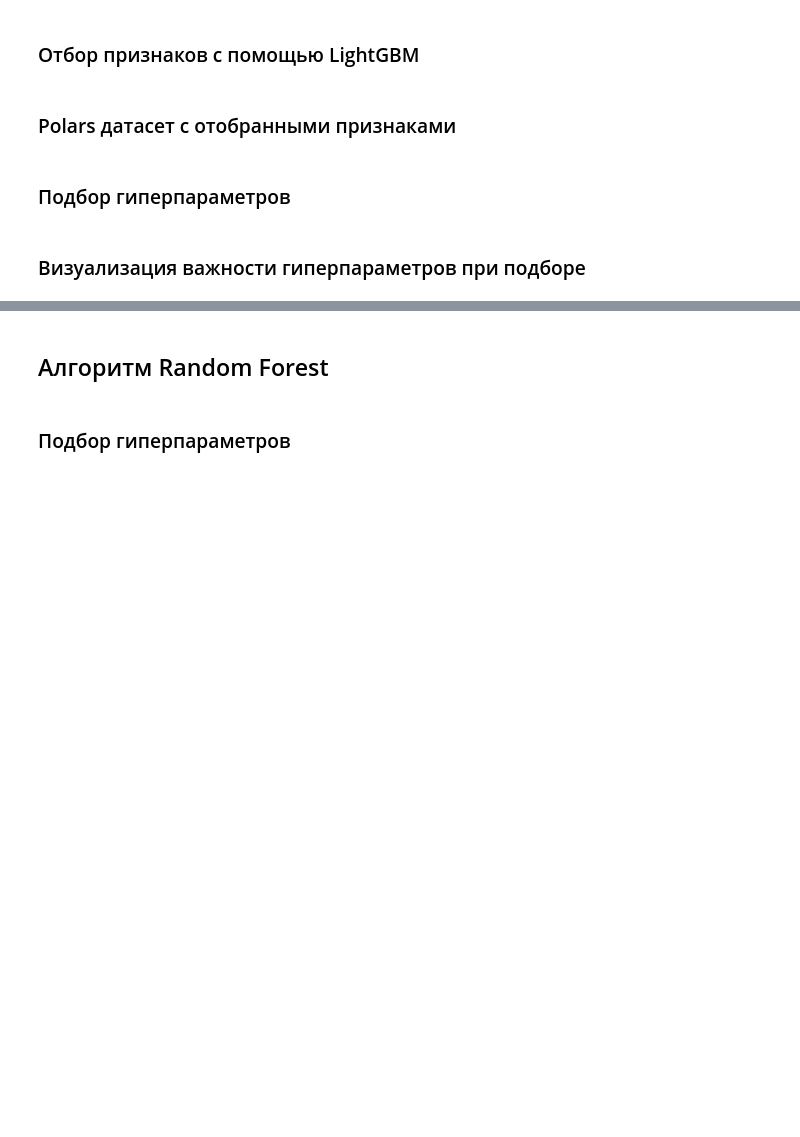
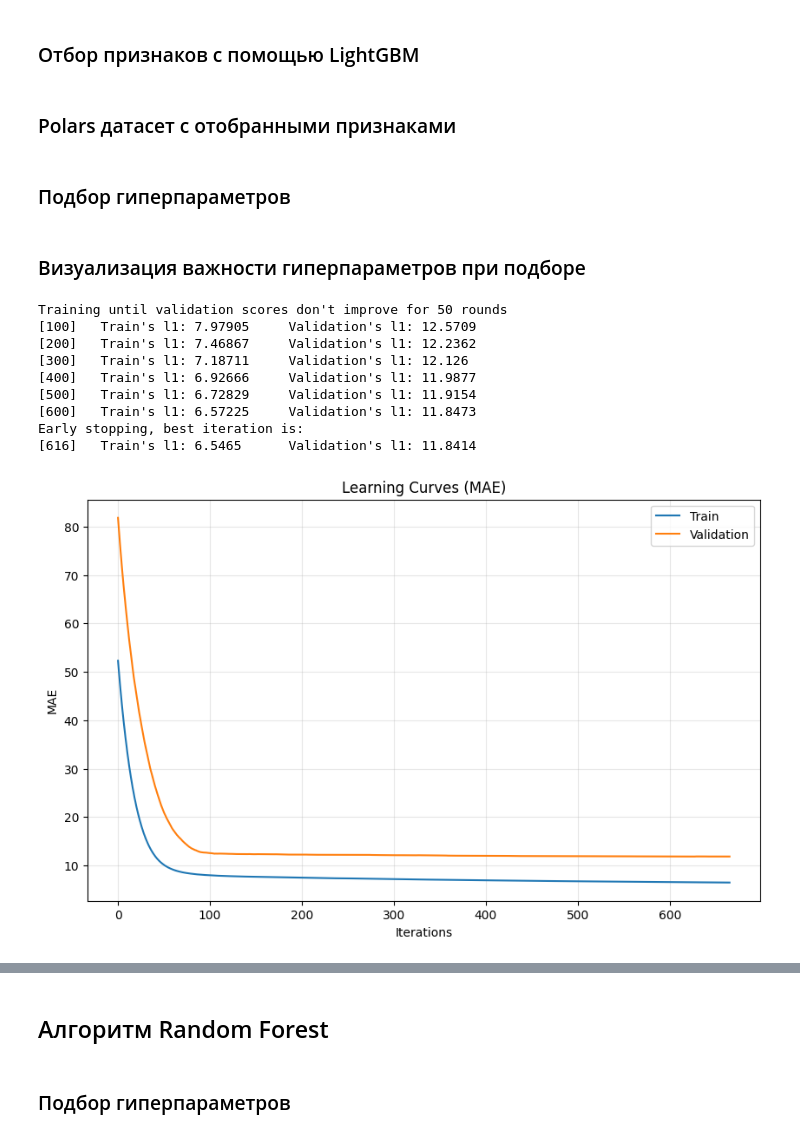
Before and after one commit to lazarevFedor/Big_data, a Jupyter notebook: uber-orders-analysis.ipynb, the cells around one changed output, grey strips where cells are left out. Saved outputs shown, nothing was run; the diff lists cells and outputs as text; code cells hidden in the pictures; blank space fills up the shorter version.

Commit message:
Kaggle Notebook | uber orders analysis | Version 17 - Graphics for models

```diff
--- a/uber-orders-analysis.ipynb
+++ b/uber-orders-analysis.ipynb
@@ -173,12 +175,5 @@ full_drives_lazy = (
     .filter(pl.col("hour_bucket") >= second_week)
 )
 
-zone_mean = (
-    full_drives_lazy.group_by("PULocationID")
-    .agg(pl.col("trips_count").mean().alias("zone_avg_trips"))
-)
-
-full_drives_lazy = full_drives_lazy.join(zone_mean, on="PULocationID", how="left")
-
 print(full_drives_lazy.head(10).collect())
 # %% [output]
@@ -467,7 +458,7 @@ if stats_enable:
 # %%
 result_df = result_df.sort("hour_bucket")
 
-train_cv_finish = datetime(2021, 12, 16)
+train_cv_finish = datetime(2021, 10, 15)
 train_cv = result_df.filter(pl.col("hour_bucket") < train_cv_finish)
 test_cv = result_df.filter(pl.col("hour_bucket") >= train_cv_finish)
 
@@ -848,3 +839,44 @@ final_params_bstg = {
     'subsample_freq': 4,
     'colsample_bytree': 0.9394439290272043
 }
+# %%
+for train_index, val_index in tscv.split(X_np):
+    X_train, X_val = X_np[train_index], X_np[val_index]
+    y_train, y_val = y_np[train_index], y_np[val_index]
+
+model = lgb.LGBMRegressor(
+    **final_params_bstg,
+    importance_type='gain'
+)
+
+model.fit(
+    X_train, y_train,
+    eval_set=[(X_train, y_train), (X_val, y_val)],
+    eval_names=['Train', 'Validation'],
+    eval_metric='mae',
+    callbacks=[lgb.log_evaluation(period=100), lgb.early_stopping(stopping_rounds=50)]
+)
+
+results = model.evals_result_
+epochs = range(len(results['Train']['l1']))
+
+plt.figure(figsize=(10, 6))
+plt.plot(epochs, results['Train']['l1'], label='Train')
+plt.plot(epochs, results['Validation']['l1'], label='Validation')
+plt.title('Learning Curves (MAE)')
+plt.xlabel('Iterations')
+plt.ylabel('MAE')
+plt.legend()
+plt.grid(True, alpha=0.3)
+plt.show()
+# %% [output]
+Training until validation scores don't improve for 50 rounds
+[100]   Train's l1: 7.97905     Validation's l1: 12.5709
+[200]   Train's l1: 7.46867     Validation's l1: 12.2362
+[300]   Train's l1: 7.18711     Validation's l1: 12.126
+[400]   Train's l1: 6.92666     Validation's l1: 11.9877
+[500]   Train's l1: 6.72829     Validation's l1: 11.9154
+[600]   Train's l1: 6.57225     Validation's l1: 11.8473
+Early stopping, best iteration is:
+[616]   Train's l1: 6.5465      Validation's l1: 11.8414
+[figure, added]
```
Also changed, not shown: parts of 12 cells of this notebook.
